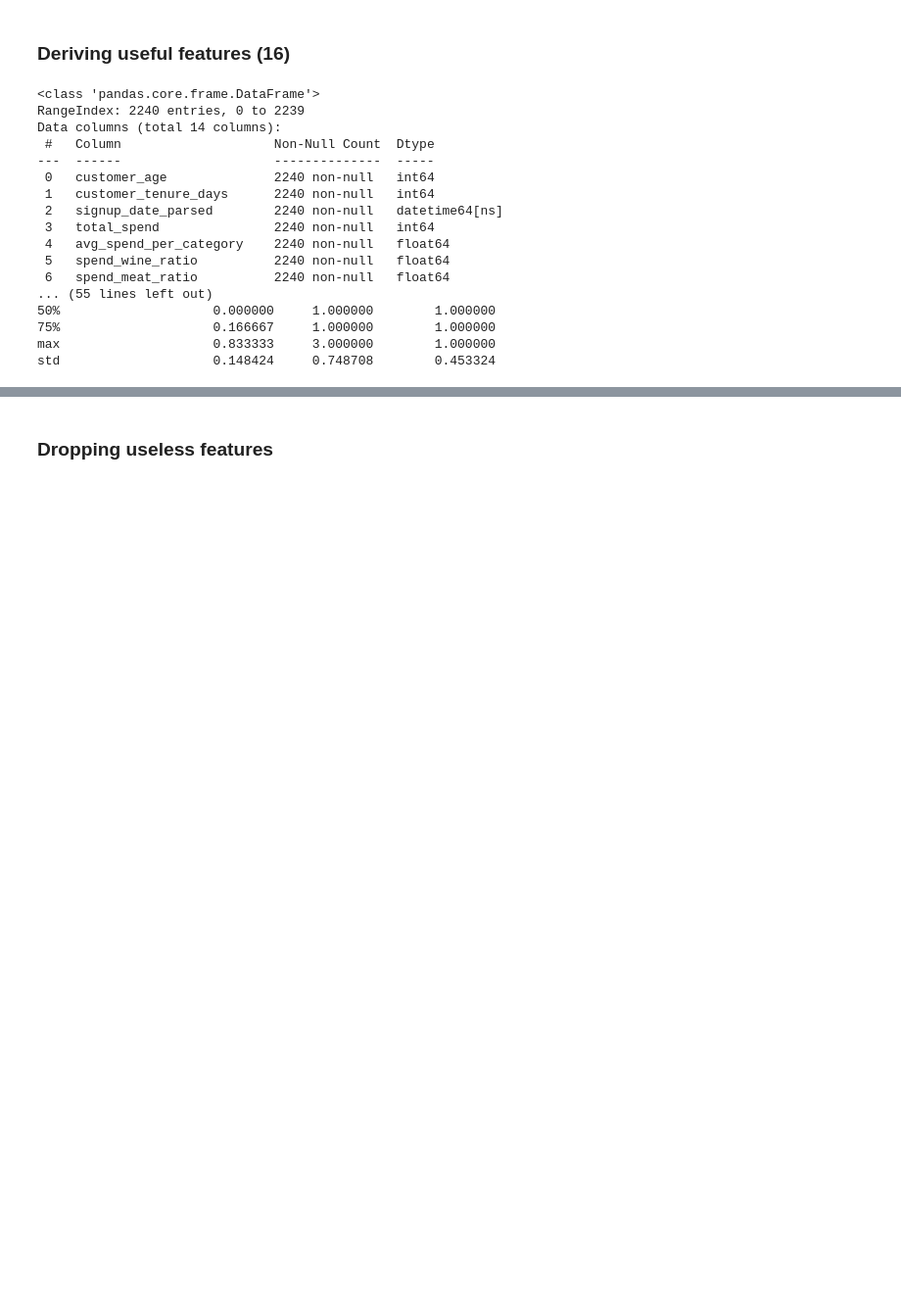
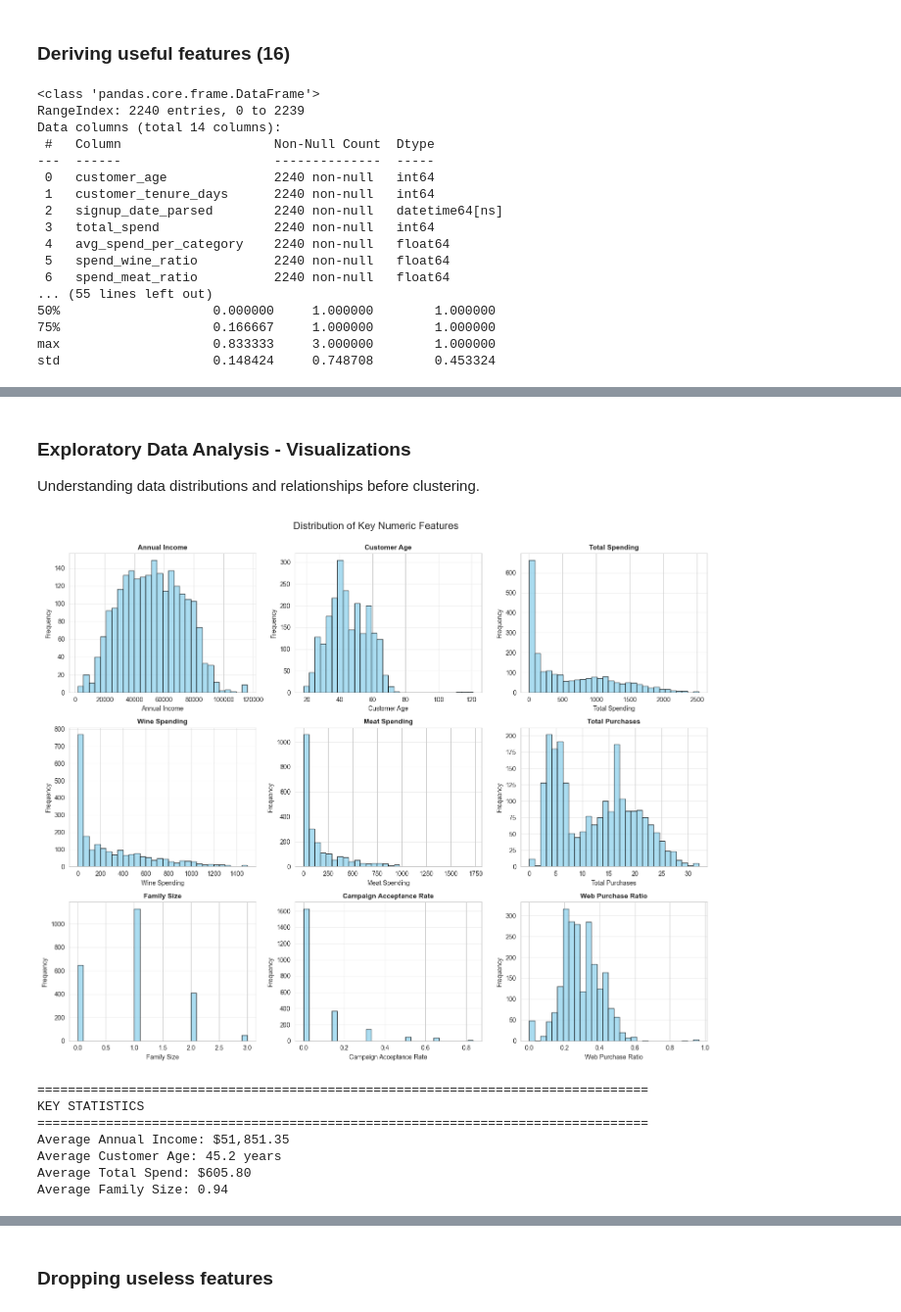
Before and after one commit to yousefwael0/RetailSegmentation, a Jupyter notebook: RetailBuyerSegmentation.ipynb, the cells around one changed output, grey strips where cells are left out. Shown at 98% size. Drawn from its saved outputs; the diff is of its cells as text; code cells hidden in the pictures; blank space fills up the shorter version.

```diff
--- a/RetailBuyerSegmentation.ipynb
+++ b/RetailBuyerSegmentation.ipynb
@@ -348,0 +415,52 @@ None
+# %% [markdown]
+### Exploratory Data Analysis - Visualizations
+Understanding data distributions and relationships before clustering.
+# %%
+# Create figure with subplots
+fig, axes = plt.subplots(3, 3, figsize=(15, 12))
+fig.suptitle('Distribution of Key Numeric Features', fontsize=16, y=1.00)
+
+# Features to plot - VERIFIED COLUMN NAMES
+numeric_features = [
+    ('annual_income', 'Annual Income'),
+    ('customer_age', 'Customer Age'),
+    ('total_spend', 'Total Spending'),
+    ('spend_wine', 'Wine Spending'),
+    ('spend_meat', 'Meat Spending'),
+    ('total_purchases', 'Total Purchases'),
+    ('family_size', 'Family Size'),
+    ('campaign_acceptance_rate', 'Campaign Acceptance Rate'),
+    ('web_purchase_ratio', 'Web Purchase Ratio')
+]
+
+for idx, (col, title) in enumerate(numeric_features):
+    row = idx // 3
+    col_idx = idx % 3
+    ax = axes[row, col_idx]
+
+    # Histogram
+    ax.hist(df[col], bins=30, alpha=0.7, color='skyblue', edgecolor='black')
+    ax.set_title(title, fontsize=11, fontweight='bold')
+    ax.set_xlabel(title)
+    ax.set_ylabel('Frequency')
+    ax.grid(axis='y', alpha=0.3)
+
+plt.tight_layout()
+plt.show()
+
+print("\n" + "="*80)
+print("KEY STATISTICS")
+print("="*80)
+print(f"Average Annual Income: ${df['annual_income'].mean():,.2f}")
+print(f"Average Customer Age: {df['customer_age'].mean():.1f} years")
+print(f"Average Total Spend: ${df['total_spend'].mean():,.2f}")
+print(f"Average Family Size: {df['family_size'].mean():.2f}")
+# %% [output]
+[figure, added]
+================================================================================
+KEY STATISTICS
+================================================================================
+Average Annual Income: $51,851.35
+Average Customer Age: 45.2 years
+Average Total Spend: $605.80
+Average Family Size: 0.94
```
Also changed, not shown: parts of 13 cells of this notebook.
